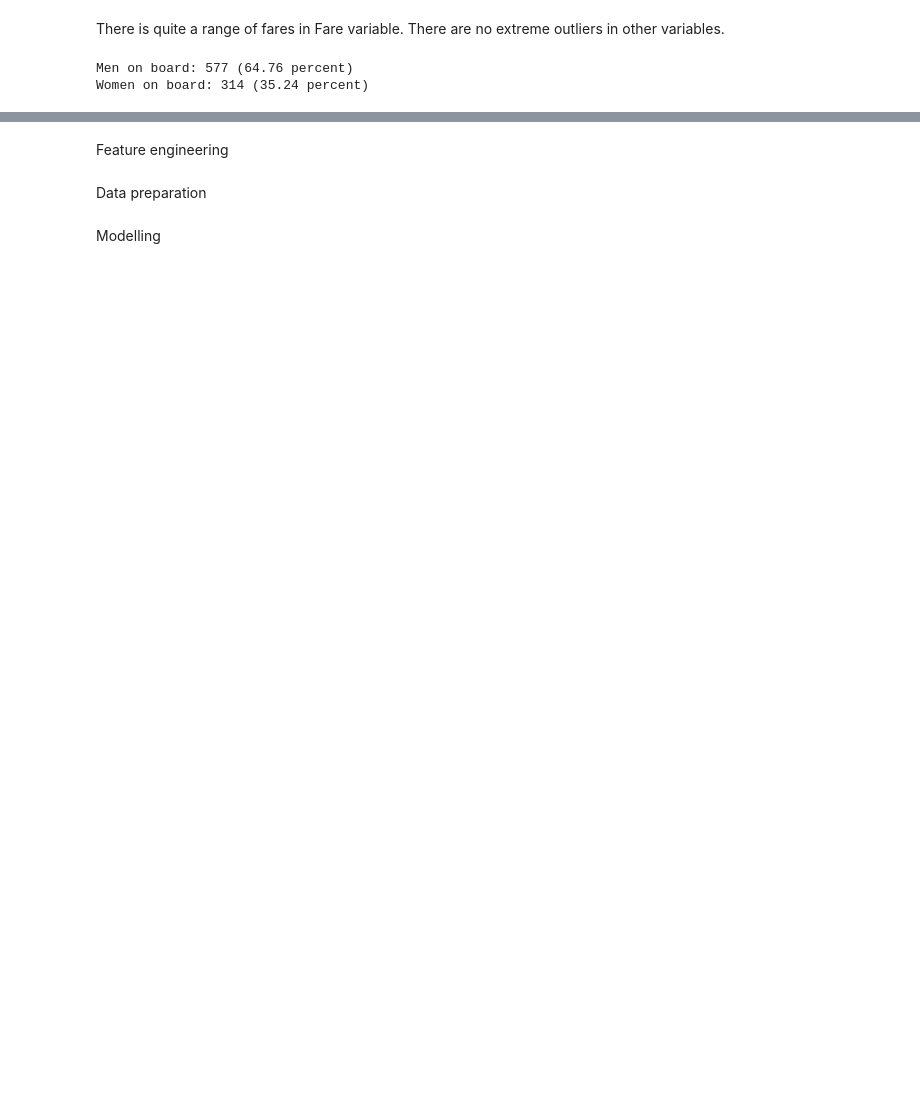
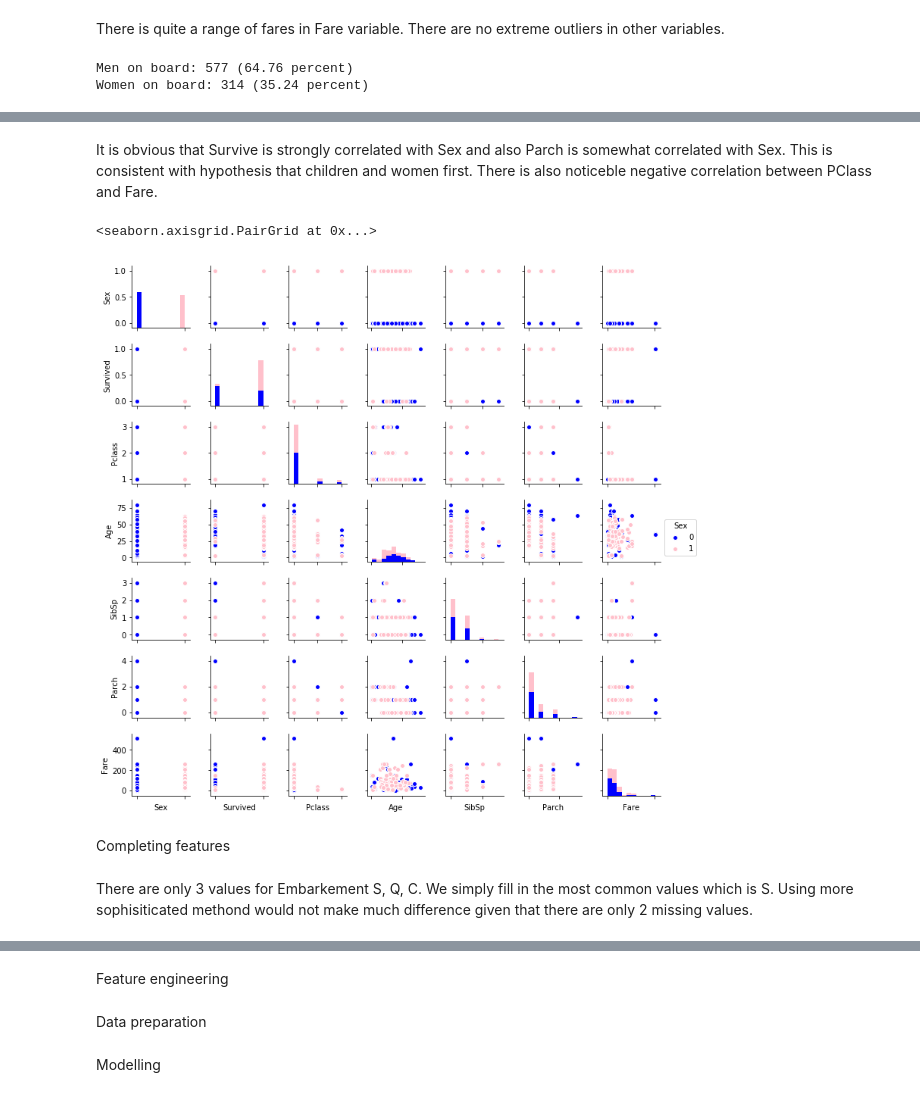
Before and after one commit to QuarKUS7/EY, a Jupyter notebook: model.ipynb, the cells around one changed output, grey strips where cells are left out. Saved outputs shown, nothing was run; the diff lists cells and outputs as text; code cells hidden in the pictures; blank space fills up the shorter version.

```diff
--- a/model.ipynb
+++ b/model.ipynb
@@ -112,0 +146,14 @@ Women on board: 314 (35.24 percent)
+# %% [markdown]
+It is obvious that Survive is strongly correlated with Sex and also Parch is somewhat correlated with Sex. This is consistent with hypothesis that children and women first. There is also noticeble negative correlation between PClass and Fare.
+# %%
+cols = ['Sex','Survived','Pclass','Age','SibSp','Parch','Fare']
+g = sns.pairplot(data=data.dropna(), vars=cols, size=1.5,
+                 hue='Sex', palette=['blue','pink'])
+g.set(xticklabels=[])
+# %% [output]
+<seaborn.axisgrid.PairGrid at 0x...>
+[figure, added]
+# %% [markdown]
+Completing features
+# %% [markdown]
+There are only 3 values for Embarkement S, Q, C. We simply fill in the most common values which is S. Using more sophisiticated methond would not make much difference given that there are only 2 missing values.
```
Also changed, not shown: parts of 13 cells of this notebook.
